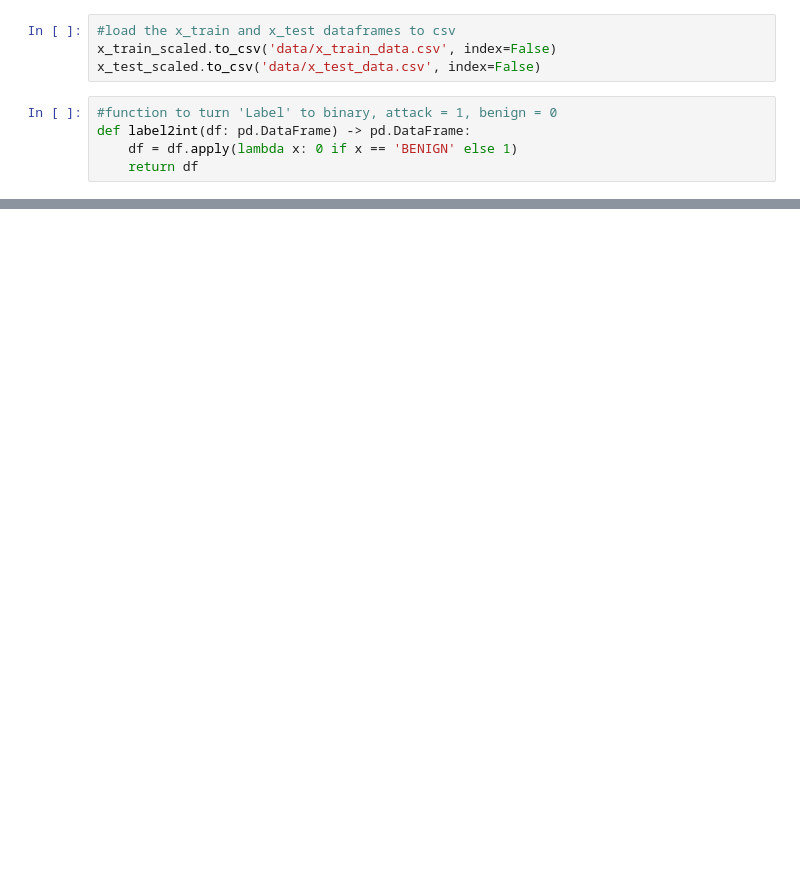
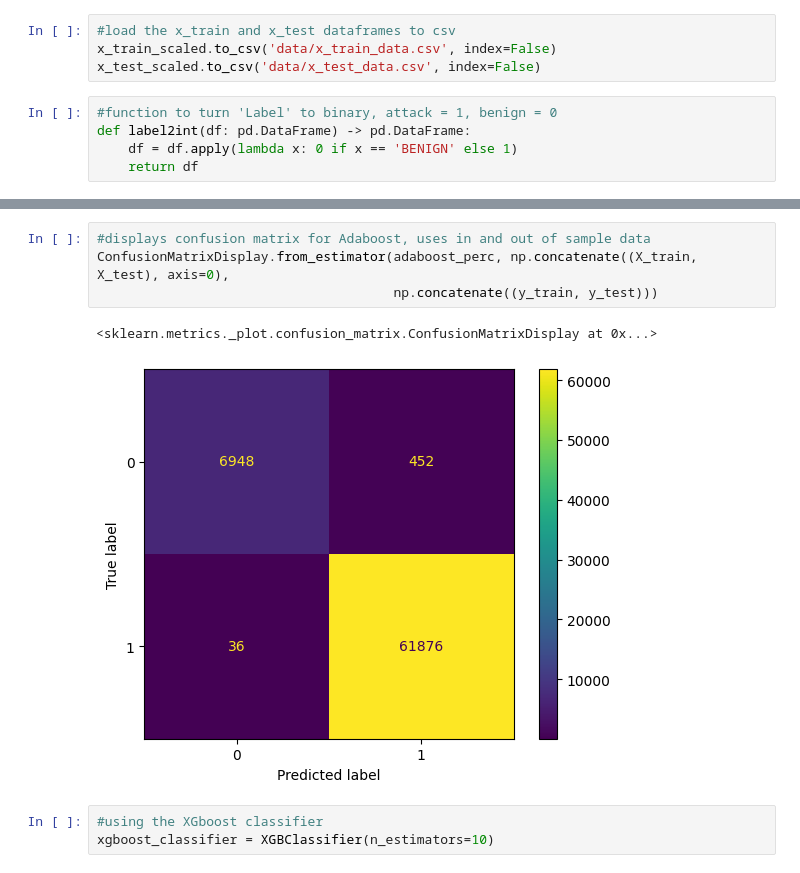
Before and after one commit to Jonahgold90/COMP-379-Final-Project, a Jupyter notebook: finalProject.ipynb, the cells around one changed output, grey strips where cells are left out. Saved outputs shown, nothing was run; the diff lists cells and outputs as text; blank space fills up the shorter version.

```diff
--- a/finalProject.ipynb
+++ b/finalProject.ipynb
@@ -342,0 +409,10 @@ ConfusionMatrixDisplay.from_estimator(perceptron, p_X_test, p_y_test)
+# %%
+#displays confusion matrix for Adaboost, uses in and out of sample data
+ConfusionMatrixDisplay.from_estimator(adaboost_perc, np.concatenate((X_train, X_test), axis=0),
+                                      np.concatenate((y_train, y_test)))
+# %% [output]
+<sklearn.metrics._plot.confusion_matrix.ConfusionMatrixDisplay at 0x...>
+[figure, added]
+# %%
+#using the XGboost classifier
+xgboost_classifier = XGBClassifier(n_estimators=10)
```
Also changed, not shown: parts of 34 cells of this notebook.
